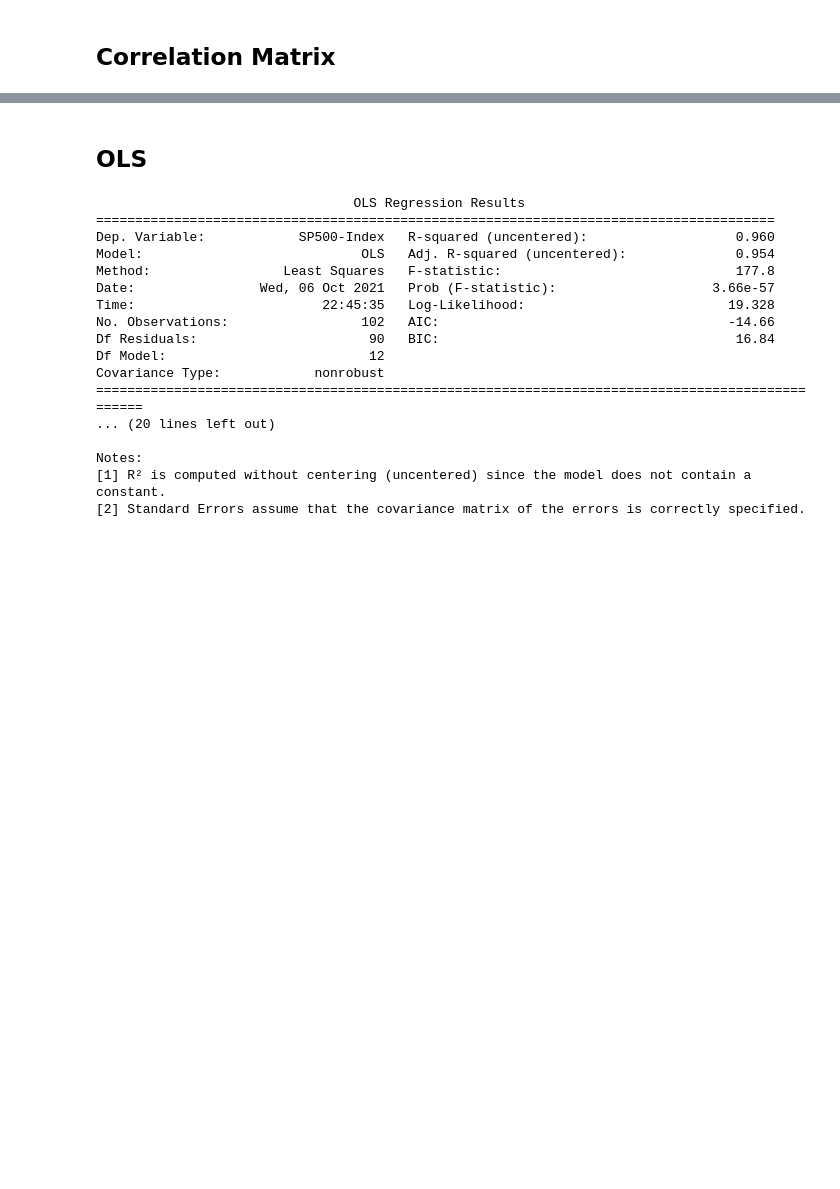
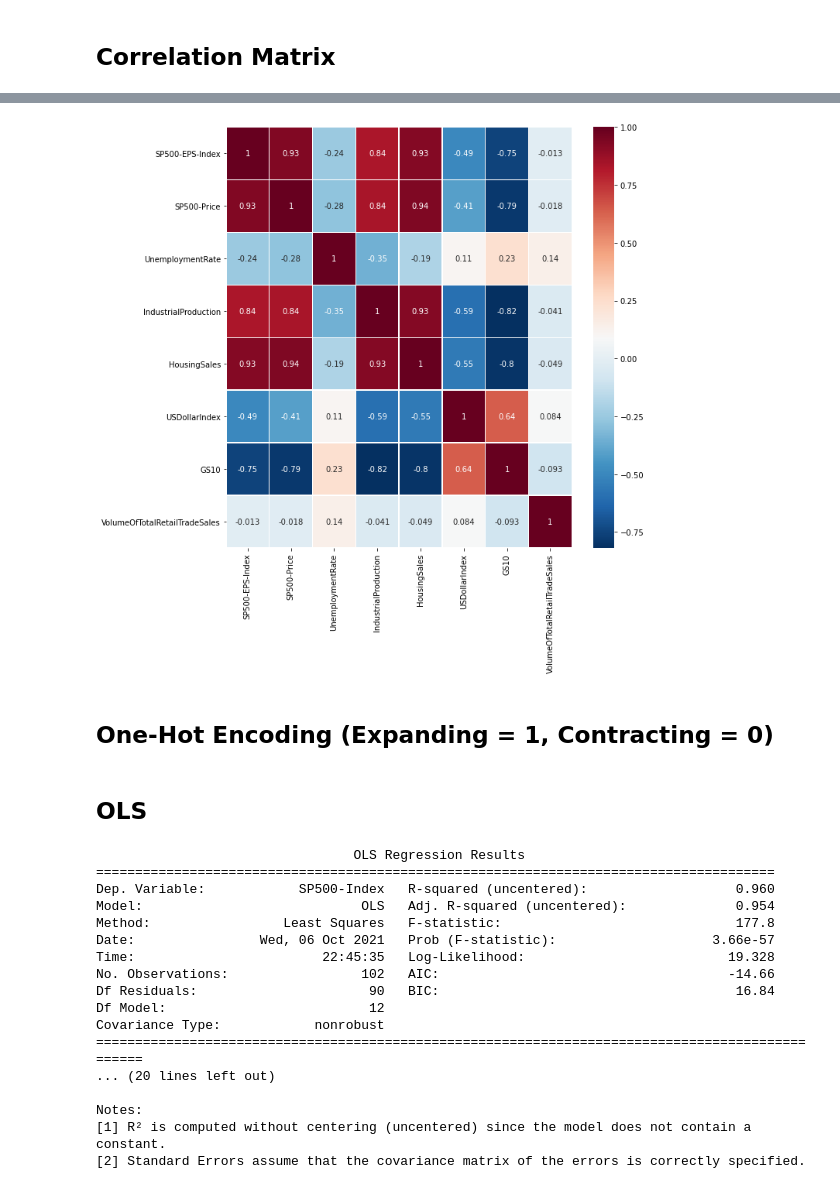
Before and after one commit to chenxd2/DSI-KPMG-Capstone, a Jupyter notebook: Feature_Selection.ipynb, the cells around one changed output, grey strips where cells are left out. Saved outputs shown, nothing was run; the diff lists cells and outputs as text; code cells hidden in the pictures; blank space fills up the shorter version.

Commit message:
feature selecting, one hot encoding

```diff
--- a/Feature_Selection.ipynb
+++ b/Feature_Selection.ipynb
@@ -98,0 +91,5 @@ plt.show()
+# %%
+new_data = data[['Date', 'SP500-EPS-Index', 'SP500-Price', 'UnemploymentRate', 'IndustrialProduction', 'HousingSales', 'USDollarIndex', 'GS10', 'VolumeOfTotalRetailTradeSales']]
+
+# fill quarterly data
+new_data['VolumeOfTotalRetailTradeSales'].fillna(method='bfill', inplace=True)
@@ -98,0 +115,16 @@ plt.show()
+# %%
+# plot correlation
+
+plt.figure(figsize = (10,10))
+pearsoncorr = new_data.corr(method='pearson')
+sns.heatmap(pearsoncorr,
+xticklabels=pearsoncorr.columns,
+yticklabels=pearsoncorr.columns,
+cmap='RdBu_r',
+annot=True,
+linewidth=0.5)
+plt.show()
+# %% [output]
+[figure, added]
+# %% [markdown]
+## One-Hot Encoding (Expanding = 1, Contracting = 0)
```
Also changed, not shown: parts of 10 cells of this notebook, 1 other file.
